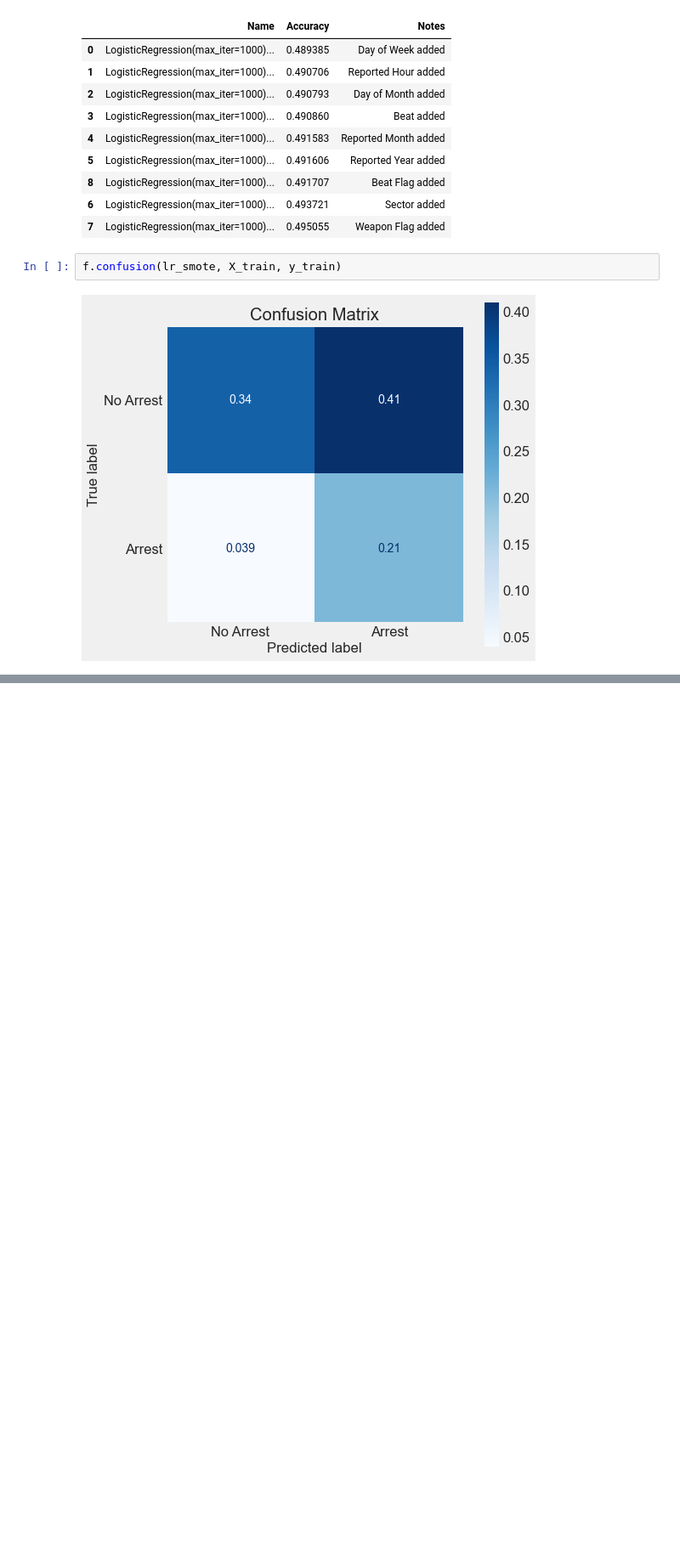
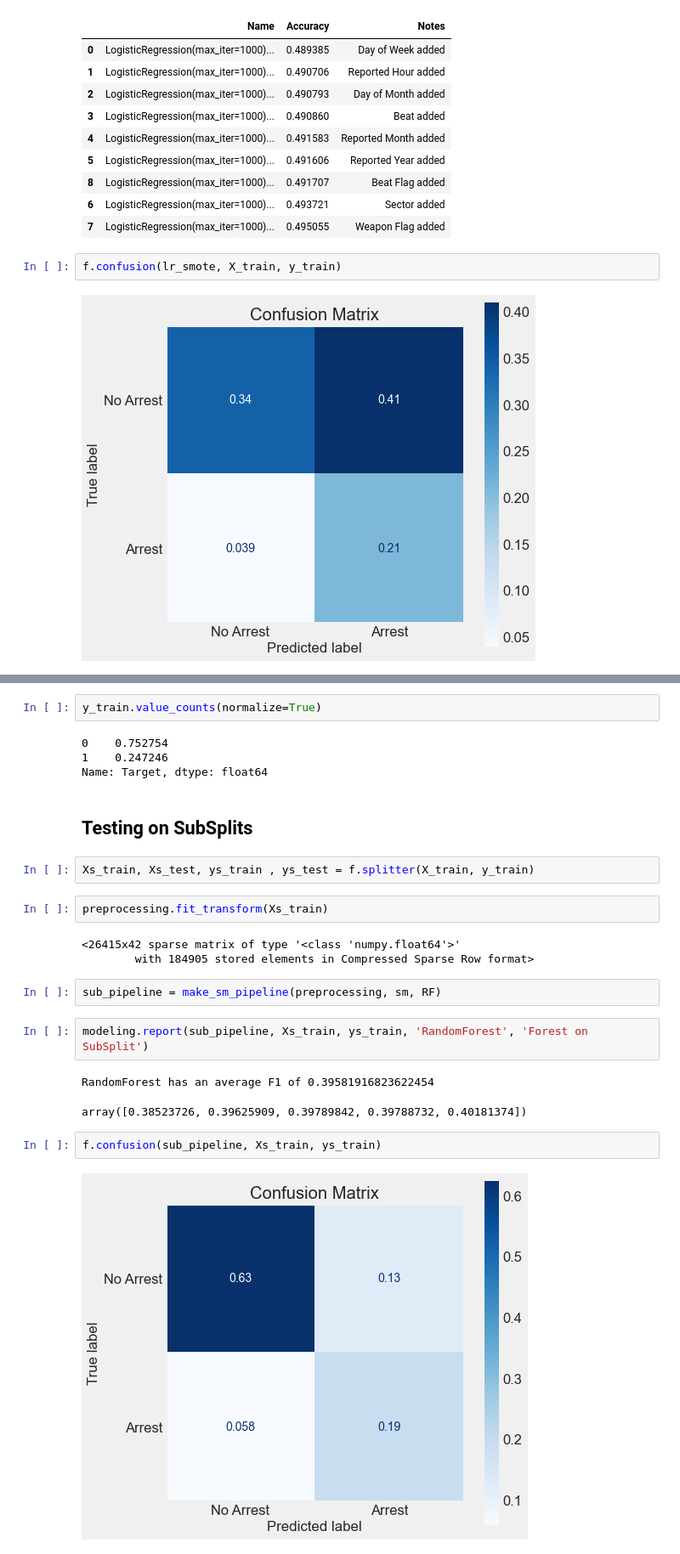
Before and after one commit to jeffreyhwatson/terry_stops_project, a Jupyter notebook: notebooks/exploratory/engineering.ipynb, the cells around one changed output, grey strips where cells are left out. Shown: that part at 85% size. Cells and saved outputs as stored; diff of their text form; blank space fills up the shorter version.

```diff
--- a/notebooks/exploratory/engineering.ipynb
+++ b/notebooks/exploratory/engineering.ipynb
@@ -264,0 +340,26 @@ f.confusion(lr_smote, X_train, y_train)
+# %%
+y_train.value_counts(normalize=True)
+# %% [output]
+0    0.752754
+1    0.247246
+Name: Target, dtype: float64
+# %% [markdown]
+## Testing on SubSplits
+# %%
+Xs_train, Xs_test, ys_train , ys_test = f.splitter(X_train, y_train)
+# %%
+preprocessing.fit_transform(Xs_train)
+# %% [output]
+<26415x42 sparse matrix of type '<class 'numpy.float64'>'
+        with 184905 stored elements in Compressed Sparse Row format>
+# %%
+sub_pipeline = make_sm_pipeline(preprocessing, sm, RF)
+# %%
+modeling.report(sub_pipeline, Xs_train, ys_train, 'RandomForest', 'Forest on SubSplit')
+# %% [output]
+RandomForest has an average F1 of 0.39581916823622454
+array([0.38523726, 0.39625909, 0.39789842, 0.39788732, 0.40181374])
+# %%
+f.confusion(sub_pipeline, Xs_train, ys_train)
+# %% [output]
+[figure, added]
```
Also changed, not shown: parts of 30 cells of this notebook, 1 other file.
